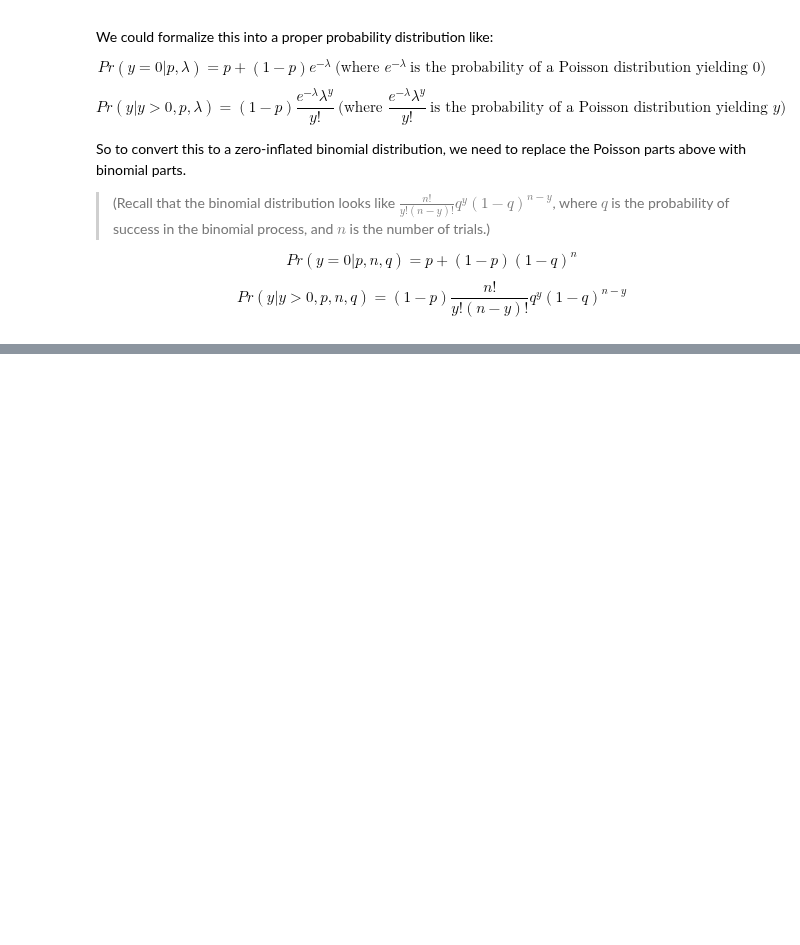
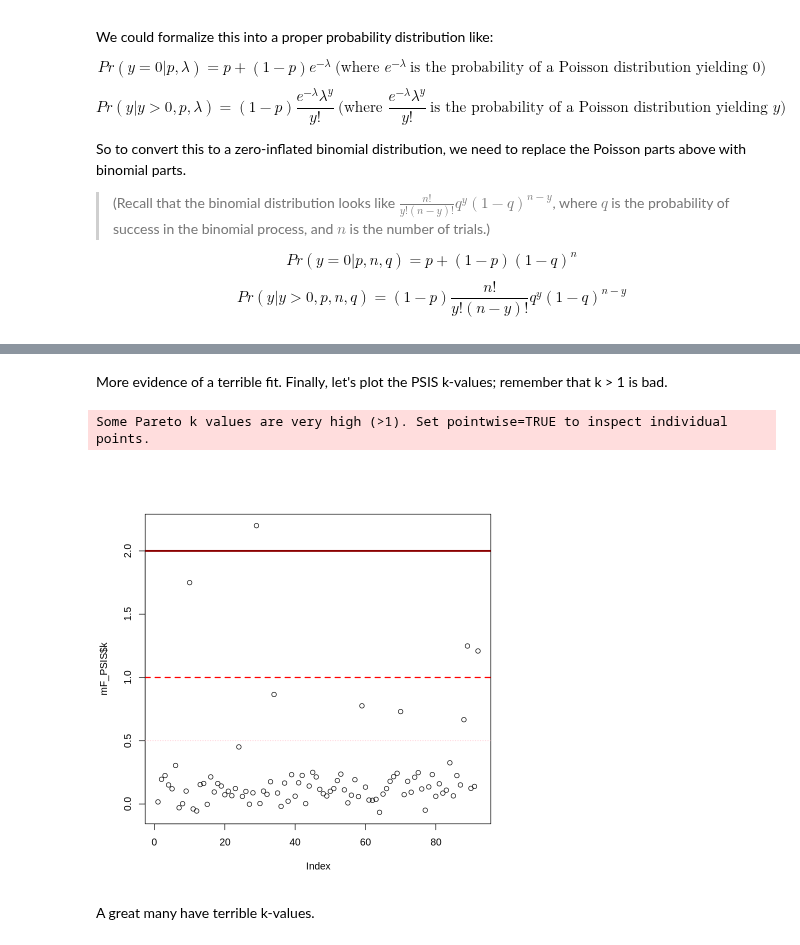
Before and after one commit to nicklausmillican/StatisticalRethinkingIISolutions, a Jupyter notebook: StatisticalRethinkingSolutions2_Ch12.ipynb, the cells around one changed output, grey strips where cells are left out. Cells and saved outputs as stored; diff of their text form; code cells hidden in the pictures; blank space fills up the shorter version.

```diff
--- a/StatisticalRethinkingSolutions2_Ch12.ipynb
+++ b/StatisticalRethinkingSolutions2_Ch12.ipynb
@@ -450,0 +589,13 @@ $$Pr(y|y>0, p, n, q) = (1-p) \frac{n!}{y!(n-y)!} q^y (1-q)^{n-y}$$
+# %% [markdown]
+More evidence of a terrible fit.  Finally, let's plot the PSIS k-values; remember that k > 1 is bad.
+# %%
+mF_PSIS <- PSIS(mF, pointwise=TRUE)
+plot(mF_PSIS$k)
+abline(h=0.5, col="pink", lty=3, lwd=1)
+abline(h=1, col="red", lty=2, lwd=2)
+abline(h=2, col="darkred", lty=1, lwd=3)
+# %% [output]
+Some Pareto k values are very high (>1). Set pointwise=TRUE to inspect individual points.
+[figure, added]
+# %% [markdown]
+A great many have terrible k-values.
```
Also changed, not shown: parts of 15 cells of this notebook.
